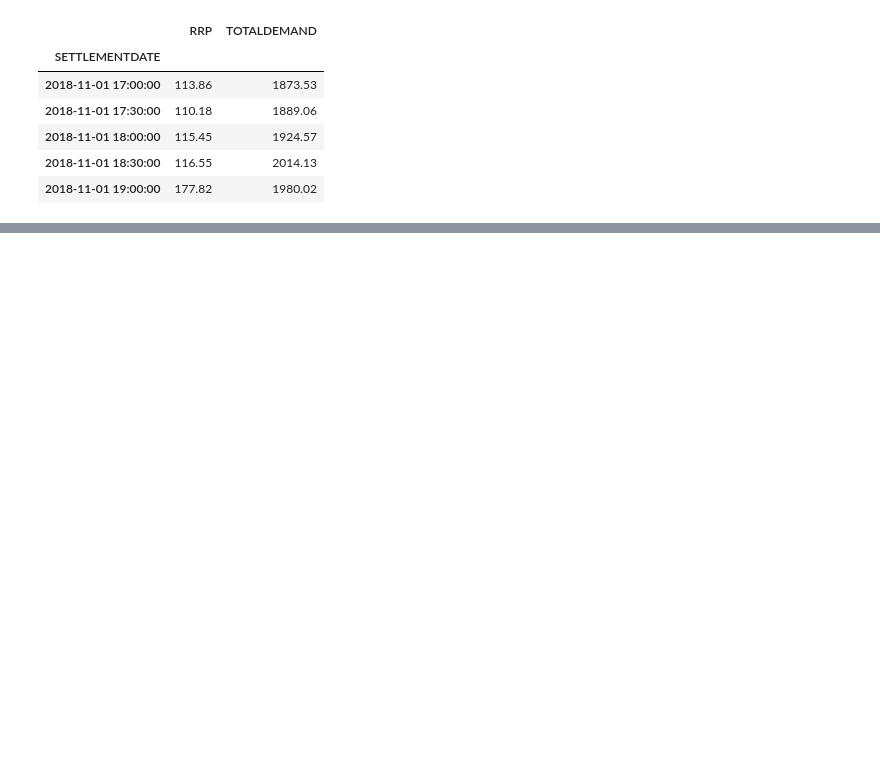
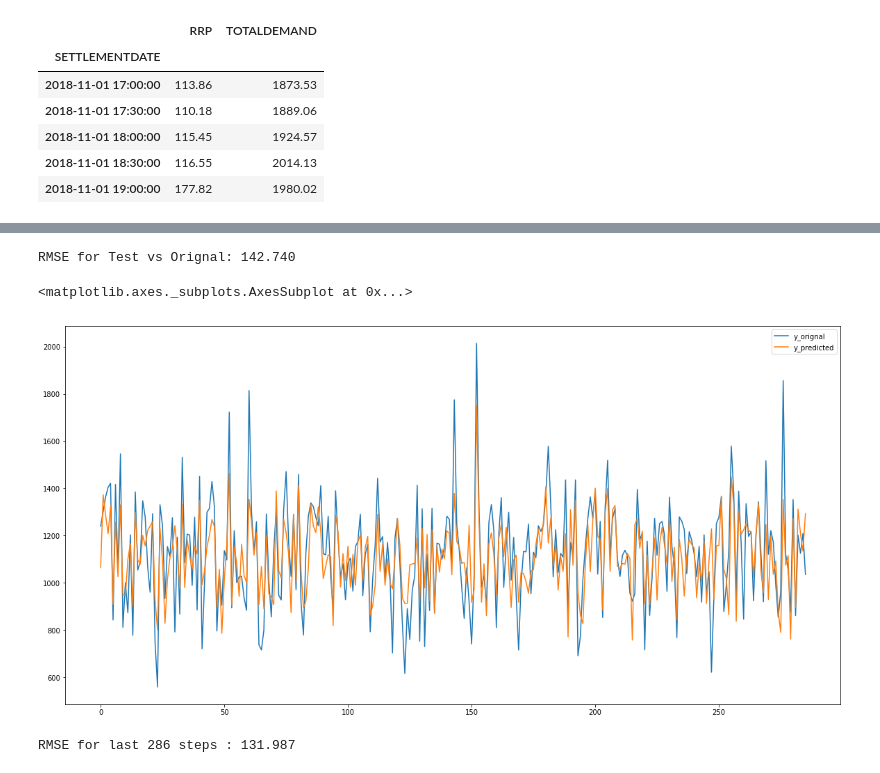
Before and after one commit to shashankgd/EL_Demo, a Jupyter notebook: EL_demand2.ipynb, the cells around one changed output, grey strips where cells are left out. Cells and saved outputs as stored; diff of their text form; code cells hidden in the pictures; blank space fills up the shorter version.

Commit message:
print rms

```diff
--- a/EL_demand2.ipynb
+++ b/EL_demand2.ipynb
@@ -267,0 +209,32 @@ SETTLEMENTDATE
+# %%
+# DF,sc,sc_y,target_testDF,regressor,  X_train, X_test, y_train, y_test, forcast_ip_scaled, header,report_dict
+from sklearn.metrics import mean_squared_error
+from math import sqrt
+
+predicted_demand = regressor.predict(X_test)    #This should be from row no 2 to 9
+predicted_demand = sc_target.inverse_transform(predicted_demand).round(2)
+y_orignal = sc_target.inverse_transform(y_test).round(2)
+
+
+testtraindf = pd.DataFrame()
+testtraindf['y_orignal']=pd.Series(y_orignal.reshape(y_orignal.shape[0]))
+testtraindf['y_predicted']=pd.Series(predicted_demand.reshape(predicted_demand.shape[0]))
+
+
+rmse = sqrt(mean_squared_error(y_orignal, predicted_demand))
+print('RMSE for Test vs Orignal: %.3f' % rmse)
+# %% [output]
+RMSE for Test vs Orignal: 142.740
+# %%
+testtraindf.plot()
+# %% [output]
+<matplotlib.axes._subplots.AxesSubplot at 0x...>
+[figure, added]
+# %%
+#     test_DF = dataset.iloc[-(X_test.shape[0]+48):-48,1]
+testDemand = regressor.predict(test_DF.reshape(test_DF.shape[0],test_DF.shape[1],1))
+testDemand = sc_target.inverse_transform(testDemand).round(2)
+rmse = sqrt(mean_squared_error(dataset.iloc[-(X_test.shape[0]+48):-48,1], testDemand))
+print('RMSE for last 286 steps : %.3f' % rmse)
+# %% [output]
+RMSE for last 286 steps : 131.987
```
Also changed, not shown: parts of 6 cells of this notebook, 1 other file.
